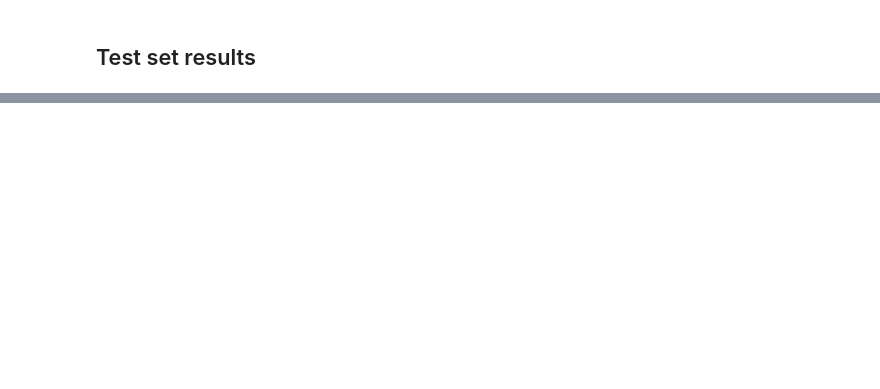
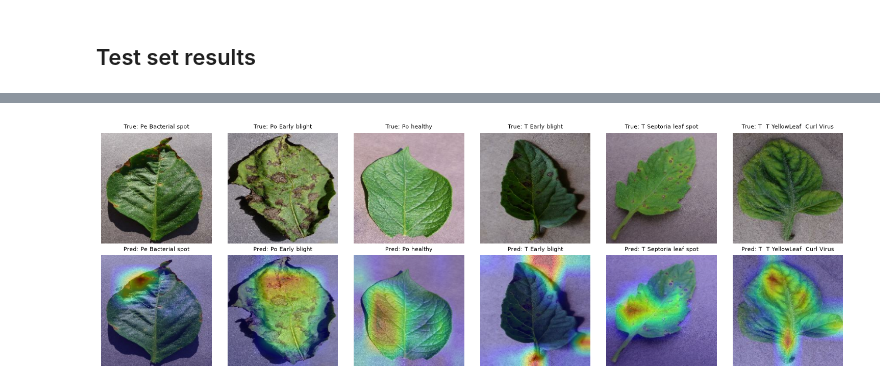
Before and after one commit to lewis-shearer/Plant_Disease_Classification, a Jupyter notebook: plant_disease.ipynb, the cells around one changed output, grey strips where cells are left out. Cells and saved outputs as stored; diff of their text form; code cells hidden in the pictures; blank space fills up the shorter version.

Commit message:
Add Grad-CAM on conv_1_bn, executed results and saved 32MB model

```diff
--- a/plant_disease.ipynb
+++ b/plant_disease.ipynb
@@ -189,0 +306,24 @@ print(f"Model size: {os.path.getsize('models/plant_disease_model.keras') / 1e6:.
+# %%
+# Grad-CAM on a few test images from different classes
+test_images = np.concatenate([x.numpy() for x, y in test_ds])
+picks = [list(y_true).index(k) for k in [0, 2, 4, 6, 9, 12]]  # first test image of six classes
+
+plt.figure(figsize=(15, 5))
+for i, idx in enumerate(picks):
+    img = test_images[idx]
+    heatmap = generate_gradcam_heatmap(model, img[np.newaxis, ...], "conv_1_bn")
+
+    plt.subplot(2, 6, i + 1)
+    plt.imshow(img.astype("uint8"))
+    plt.title(f"True: {short[y_true[idx]]}", fontsize=8)
+    plt.axis("off")
+
+    plt.subplot(2, 6, i + 7)
+    plt.imshow(overlay_gradcam(img, heatmap))
+    plt.title(f"Pred: {short[y_pred[idx]]}", fontsize=8)
+    plt.axis("off")
+plt.tight_layout()
+plt.savefig("grad_cam_examples.png")
+plt.show()
+# %% [output]
+[figure, added]
```
Also changed, not shown: parts of 14 cells of this notebook, 3 other files.
